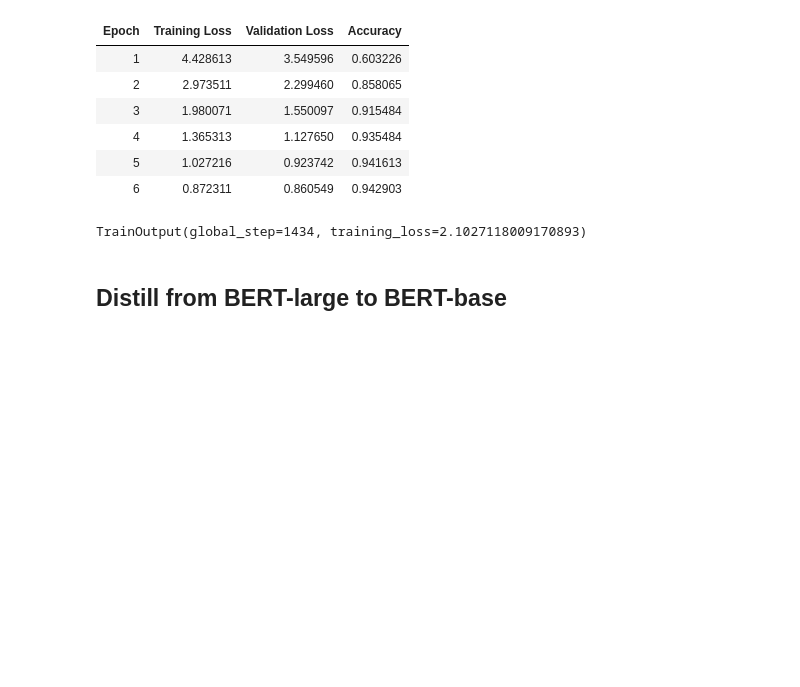
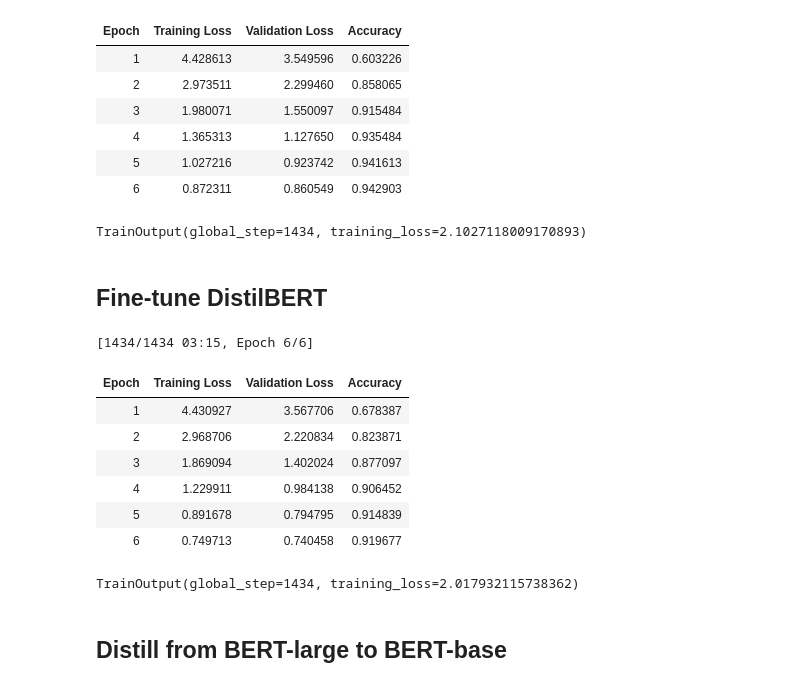
Before and after one commit to lewtun/transformerlab, a Jupyter notebook: experiments.intent-detection.ipynb, the cells around one changed output. Saved outputs shown, nothing was run; the diff lists cells and outputs as text; code cells hidden in the pictures; blank space fills up the shorter version.

Commit message:
Add distilbert experiments

```diff
--- a/experiments.intent-detection.ipynb
+++ b/experiments.intent-detection.ipynb
@@ -213,3 +213,39 @@ trainer.train()
 TrainOutput(global_step=1434, training_loss=2.1027118009170893)
 # %%
 trainer.save_model("models/bert-base-uncased-finetuned-clinc")
+# %% [markdown]
+## Fine-tune DistilBERT
+# %%
+dbert_ckpt = "distilbert-base-uncased"
+dbert_tokenizer = AutoTokenizer.from_pretrained(dbert_ckpt)
+
+clinc_enc = clinc.map(tokenize_and_encode, fn_kwargs={'tokenizer' : dbert_tokenizer}, batched=True)
+
+def model_init():
+    return AutoModelForSequenceClassification.from_pretrained(dbert_ckpt, num_labels=num_labels).to(device)
+
+batch_size = 64
+learning_rate = 2e-5
+num_train_epochs = 6
+logging_steps = len(clinc_enc['train']) // batch_size
+
+args = TrainingArguments(
+    output_dir='checkpoints',
+    evaluation_strategy='epoch',
+    num_train_epochs=num_train_epochs,
+    per_device_train_batch_size=batch_size,
+    per_device_eval_batch_size=batch_size,
+    learning_rate=learning_rate,
+    weight_decay=0.01,
+    logging_steps=logging_steps,
+    disable_tqdm=False
+)
+
+trainer = Trainer(
+    args=args,
+    model_init= model_init,
+    train_dataset=clinc_enc['train'],
+    eval_dataset=clinc_enc['validation'],
+    tokenizer=dbert_tokenizer,
+    compute_metrics=compute_metrics
+)
@@ -215,0 +254,12 @@ trainer.save_model("models/bert-base-uncased-finetuned-clinc")
+# %%
+trainer.train()
+# %% [output]
+[1434/1434 03:15, Epoch 6/6]
+| Epoch | Training Loss | Validation Loss | Accuracy |
+| 1 | 4.430927 | 3.567706 | 0.678387 |
+| 2 | 2.968706 | 2.220834 | 0.823871 |
+| 3 | 1.869094 | 1.402024 | 0.877097 |
+| 4 | 1.229911 | 0.984138 | 0.906452 |
+| 5 | 0.891678 | 0.794795 | 0.914839 |
+| 6 | 0.749713 | 0.740458 | 0.919677 |
+TrainOutput(global_step=1434, training_loss=2.017932115738362)
```
Also changed, not shown: parts of 9 cells of this notebook.
